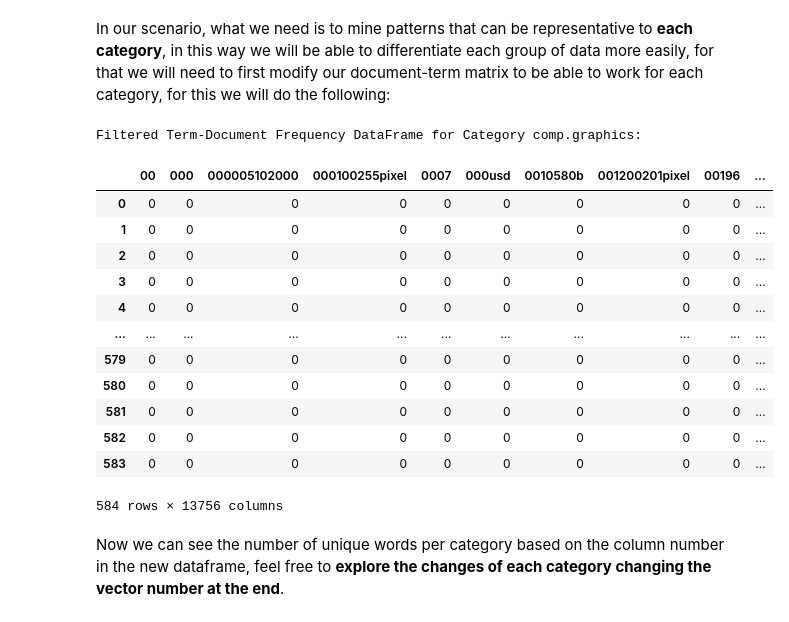
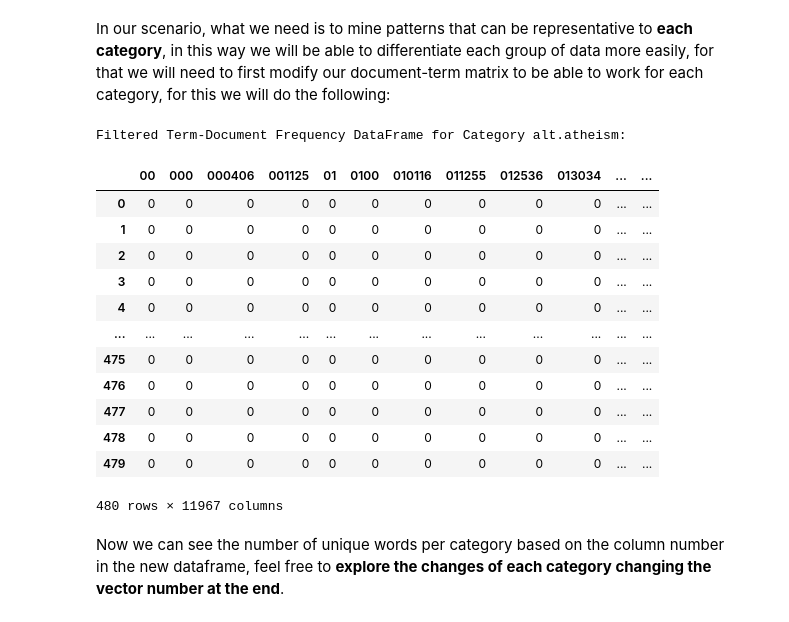
Before and after one commit to shinshin512/DM2025-Lab1-Exercise, a Jupyter notebook: DM2025-Lab1-Master.ipynb, the cells around one changed output. Saved outputs shown, nothing was run; the diff lists cells and outputs as text; code cells hidden in the pictures.

```diff
--- a/DM2025-Lab1-Master.ipynb
+++ b/DM2025-Lab1-Master.ipynb
@@ -1384,24 +1384,24 @@ for category in categories:
     filt_term_document_dfs[category] = create_term_document_df(category_dfs[category])
 # %%
 # Display the filtered DataFrame for one of the categories, feel free to change the number in the vector
-category_number=0 #You can change it from 0 to 3
+category_number=3 #You can change it from 0 to 3
 print(f"Filtered Term-Document Frequency DataFrame for Category {categories[category_number]}:")
 filt_term_document_dfs[categories[category_number]]
 # %% [output]
-Filtered Term-Document Frequency DataFrame for Category comp.graphics:
+Filtered Term-Document Frequency DataFrame for Category alt.atheism:
-|  | 00 | 000 | 000005102000 | 000100255pixel | 0007 | 000usd | 0010580b | 001200201pixel | 00196 | ... |
-| 0 | 0 | 0 | 0 | 0 | 0 | 0 | 0 | 0 | 0 | ... |
-| 1 | 0 | 0 | 0 | 0 | 0 | 0 | 0 | 0 | 0 | ... |
-| 2 | 0 | 0 | 0 | 0 | 0 | 0 | 0 | 0 | 0 | ... |
-| 3 | 0 | 0 | 0 | 0 | 0 | 0 | 0 | 0 | 0 | ... |
-| 4 | 0 | 0 | 0 | 0 | 0 | 0 | 0 | 0 | 0 | ... |
-| ... | ... | ... | ... | ... | ... | ... | ... | ... | ... | ... |
-| 579 | 0 | 0 | 0 | 0 | 0 | 0 | 0 | 0 | 0 | ... |
-| 580 | 0 | 0 | 0 | 0 | 0 | 0 | 0 | 0 | 0 | ... |
-| 581 | 0 | 0 | 0 | 0 | 0 | 0 | 0 | 0 | 0 | ... |
-| 582 | 0 | 0 | 0 | 0 | 0 | 0 | 0 | 0 | 0 | ... |
-| 583 | 0 | 0 | 0 | 0 | 0 | 0 | 0 | 0 | 0 | ... |
+|  | 00 | 000 | 000406 | 001125 | 01 | 0100 | 010116 | 011255 | 012536 | 013034 | ... | ... |
+| 0 | 0 | 0 | 0 | 0 | 0 | 0 | 0 | 0 | 0 | 0 | ... | ... |
+| 1 | 0 | 0 | 0 | 0 | 0 | 0 | 0 | 0 | 0 | 0 | ... | ... |
+| 2 | 0 | 0 | 0 | 0 | 0 | 0 | 0 | 0 | 0 | 0 | ... | ... |
+| 3 | 0 | 0 | 0 | 0 | 0 | 0 | 0 | 0 | 0 | 0 | ... | ... |
+| 4 | 0 | 0 | 0 | 0 | 0 | 0 | 0 | 0 | 0 | 0 | ... | ... |
+| ... | ... | ... | ... | ... | ... | ... | ... | ... | ... | ... | ... | ... |
+| 475 | 0 | 0 | 0 | 0 | 0 | 0 | 0 | 0 | 0 | 0 | ... | ... |
+| 476 | 0 | 0 | 0 | 0 | 0 | 0 | 0 | 0 | 0 | 0 | ... | ... |
+| 477 | 0 | 0 | 0 | 0 | 0 | 0 | 0 | 0 | 0 | 0 | ... | ... |
+| 478 | 0 | 0 | 0 | 0 | 0 | 0 | 0 | 0 | 0 | 0 | ... | ... |
+| 479 | 0 | 0 | 0 | 0 | 0 | 0 | 0 | 0 | 0 | 0 | ... | ... |
-584 rows × 13756 columns
+480 rows × 11967 columns
 # %% [markdown]
 Now we can see the number of unique words per category based on the column number in the new dataframe, feel free to **explore the changes of each category changing the vector number at the end**.
 # %% [markdown]
```
Also changed, not shown: parts of 2 cells of this notebook, 1 other file.
